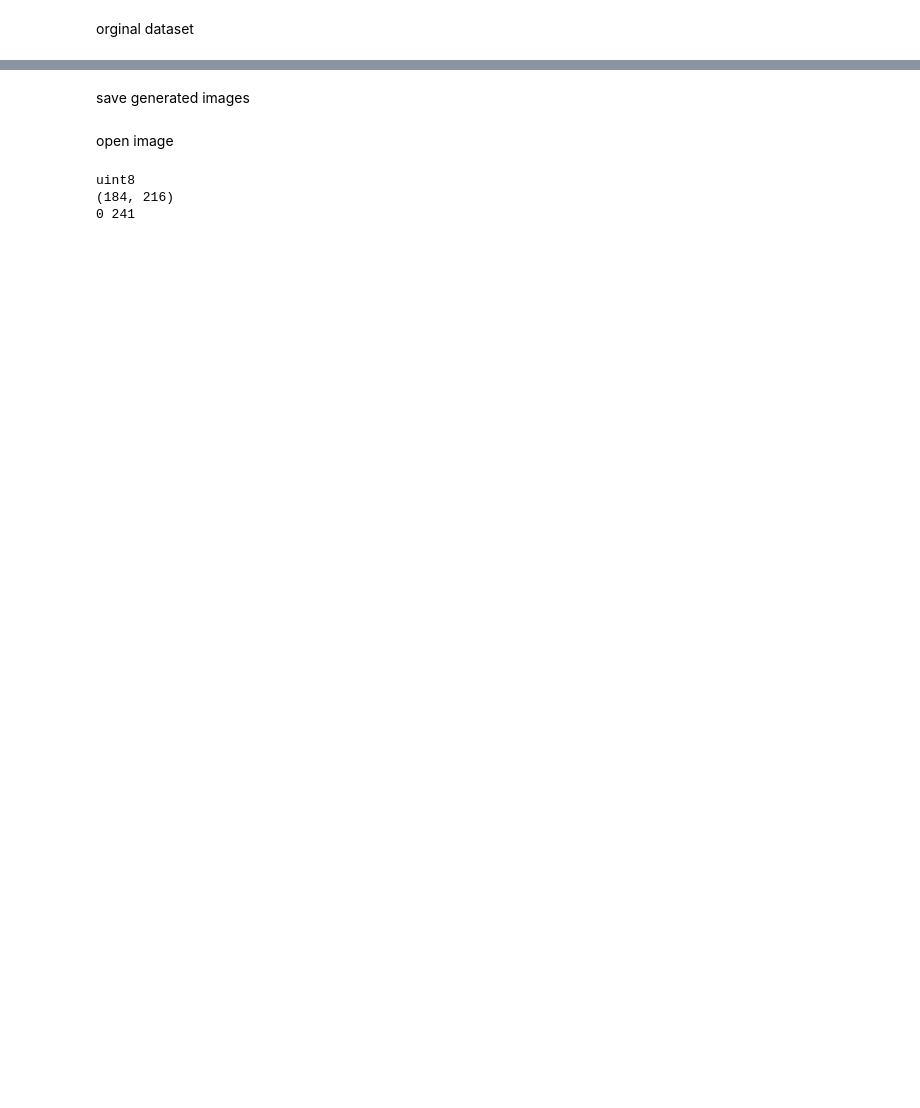
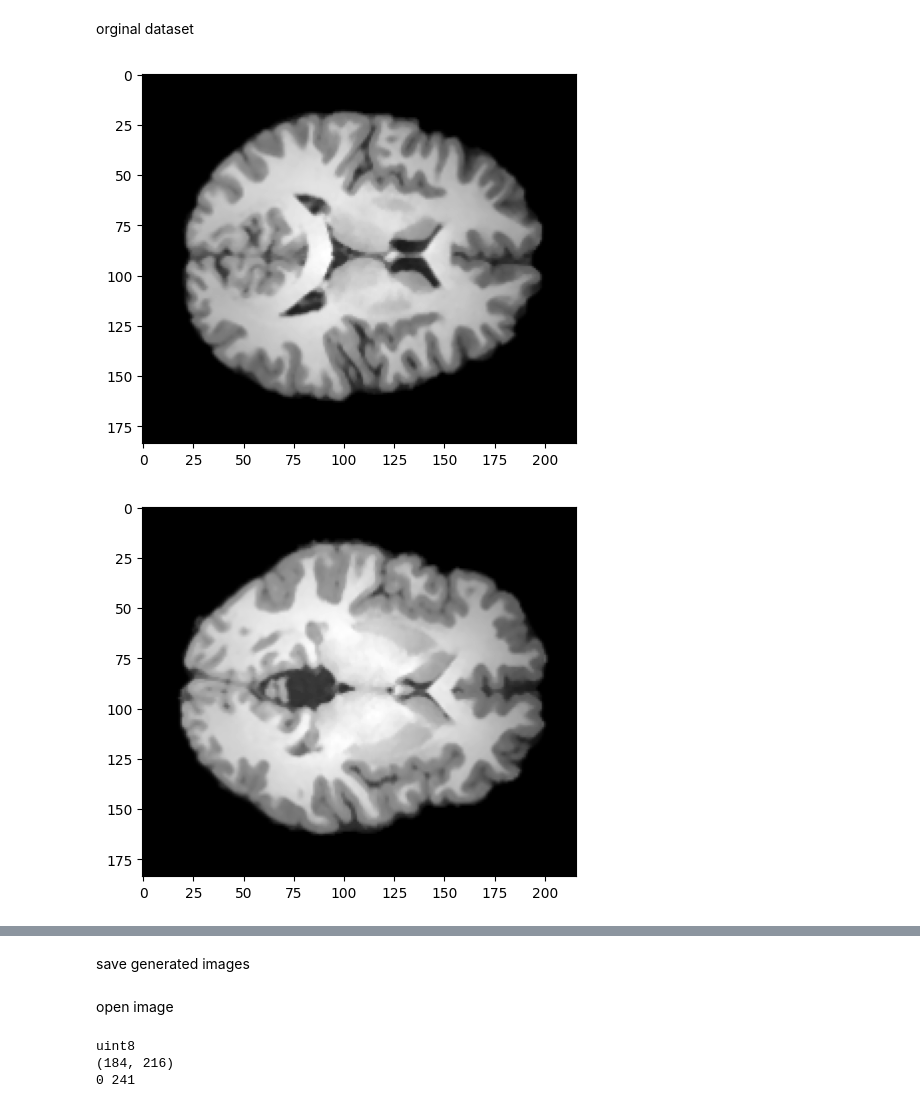
Before and after one commit to gacaam/Brain-MRI-Classification, a Jupyter notebook: GAN/hc/DCGAN_hc.ipynb, the cells around one changed output, grey strips where cells are left out. Cells and saved outputs as stored; diff of their text form; code cells hidden in the pictures; blank space fills up the shorter version.

```diff
--- a/GAN/hc/DCGAN_hc.ipynb
+++ b/GAN/hc/DCGAN_hc.ipynb
@@ -291,2 +302,15 @@ plt.imshow(test, cmap='gray');
 # %% [markdown]
 orginal dataset
+# %%
+for images in train_dataset.take(1):
+    for i in range(8):
+        plt.figure()
+        sample = images[i]
+        plt.imshow(sample, cmap='gray')
+        plt.show()
+#         print(sample.dtype)
+#         print(np.min(sample), np.max(sample))
+#         print(sample.shape)
+# %% [output]
+[figure, added]
+[figure, added]
```
Also changed, not shown: parts of 11 cells of this notebook, 2 other files.
